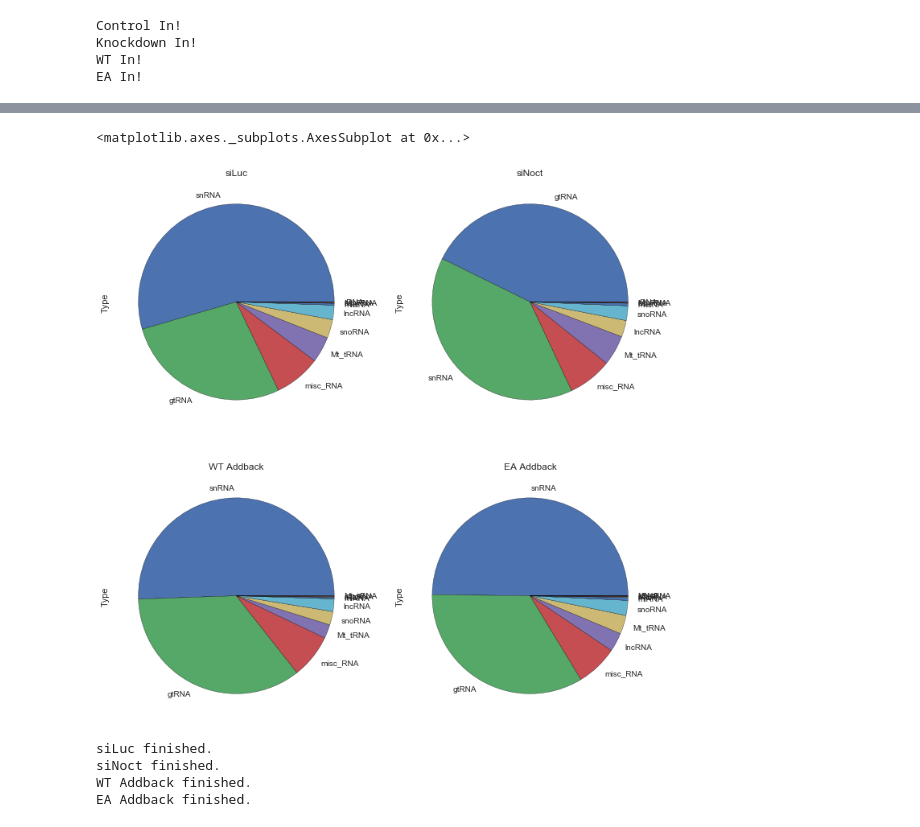
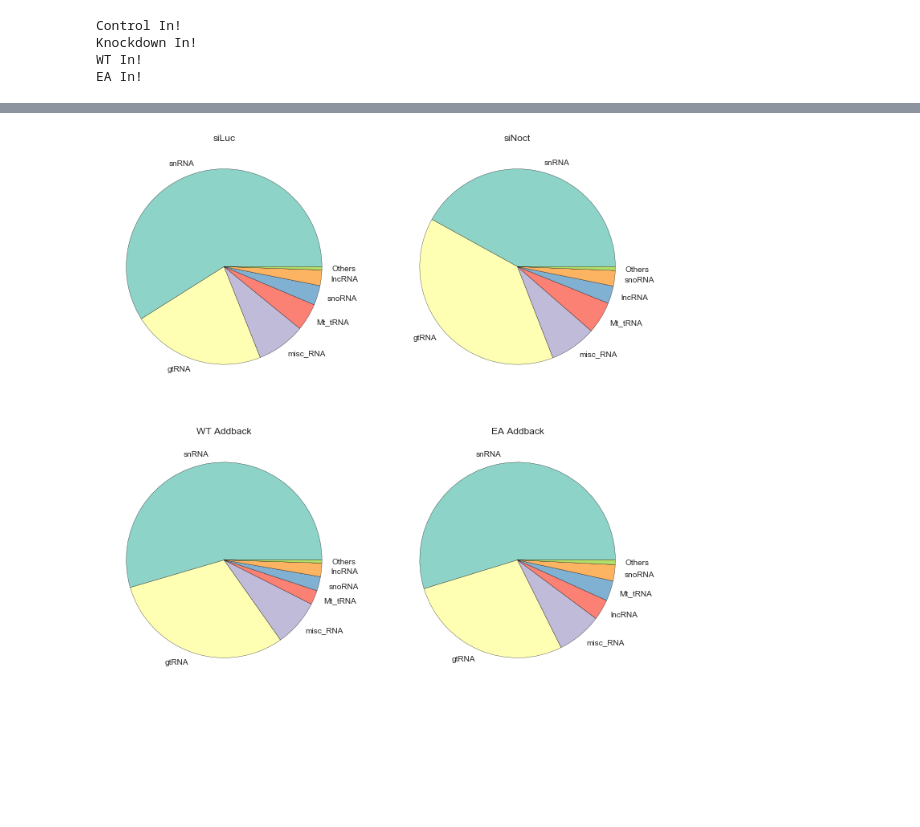
Before and after one commit to TimNicholsonShaw/AnOThER-Seq, a Jupyter notebook: notebooks/nocturnin.ipynb, the cells around one changed output, grey strips where cells are left out. Drawn from its saved outputs; the diff is of its cells as text; code cells hidden in the pictures; blank space fills up the shorter version.

```diff
--- a/notebooks/nocturnin.ipynb
+++ b/notebooks/nocturnin.ipynb
@@ -48,9 +48,9 @@ maxTail = 10
 
 def filtTails(df, source, minTail, maxTail):
     newDf = df[(df['3Loc']+df['TailLength'])>=minTail]
-    newDf[(newDf['3Loc']+newDf['TailLength'])<=maxTail]
+    newDf = newDf[(newDf['3Loc']+newDf['TailLength'])<=maxTail]
+    newDf['Source'] = source
     newDf['TotalTail'] = newDf['3Loc'] + newDf['TailLength']
-    newDf['Source'] = source
     return newDf
 
 f_control = filtTails(control, 'siLuc',minTail,maxTail)
@@ -60,13 +60,19 @@ f_EA = filtTails(EAaddback,'EA Addback',minTail,maxTail)
 
 
 # Combined experimental data
-combo = pd.concat([filtControl,filtKD,filtWT,filtEA],ignore_index=True)
-combo['TotalTail'] = combo['3Loc'] + combo['TailLength']
+combo = pd.concat([f_control,
+                   f_knockdown,
+                   f_WT,
+                   f_EA],
+                  ignore_index=True)
 
 print ("CONTROL\nInitial: {}\nFiltered: {}\n".format(len(control),len(filtControl)))
 print ("KNOCKDOWN\nInitial: {}\nFiltered: {}\n".format(len(knockdown),len(filtKD)))
 print ("WT\nInitial: {}\nFiltered: {}\n".format(len(WTaddback),len(filtWT)))
 print ("EA\nInitial: {}\nFiltered: {}\n".format(len(EAaddback),len(filtEA)))
+
 combo.set_index('Gene', inplace=True)
-combo.to_csv('combo.csv')
+#combo.to_csv('combo.csv')
+
+combo.head()
 # %% [output]
@@ -124,18 +101,33 @@ f_control[f_control['TotalTails']>10]
 # %%
-#Find a better way to represent this data
 #Plot distribution of mapped reads
 f, axarr = plt.subplots(2,2, figsize=(12,12), )
 axarr[0,0].set_title("siLuc")
 axarr[0,1].set_title("siNoct")
 axarr[1,0].set_title("WT Addback")
 axarr[1,1].set_title("EA Addback")
-f_control['Type'].value_counts().plot(kind='pie',ax=axarr[0,0])
-f_knockdown['Type'].value_counts().plot(kind='pie',ax=axarr[0,1])
-f_WT['Type'].value_counts().plot(kind='pie', ax=axarr[1,0])
-f_EA['Type'].value_counts().plot(kind='pie',ax=axarr[1,1])
+
+
+def pieMaker (df, column, otheredNum, axis):
+    x = list(df[column].value_counts()[:-otheredNum].values)
+    others = df[column].value_counts()[-otheredNum:].values
+    others = sum(others)
+    labels = df[column].value_counts()[:-otheredNum].index.tolist()
+    labels += ["Others"]
+    colors = sns.color_palette("Set3", 10)
+    x +=[others]
+    plt.subplot(axis)
+    axis = plt.pie(x,labels=labels, colors=colors)
+pieMaker(f_control,'Type',4, axarr[0,0])
+pieMaker(f_knockdown,'Type',4, axarr[0,1])
+pieMaker(f_WT,'Type',4,axarr[1,0])
+pieMaker(f_EA,'Type',5,axarr[1,1])
+
+#f_control['Type'].value_counts().plot(kind='pie',ax=axarr[0,0])
+#f_knockdown['Type'].value_counts().plot(kind='pie',ax=axarr[0,1])
+#f_WT['Type'].value_counts().plot(kind='pie', ax=axarr[1,0])
+#f_EA['Type'].value_counts().plot(kind='pie',ax=axarr[1,1])
 # %% [output]
-<matplotlib.axes._subplots.AxesSubplot at 0x...>
-[figure, old version]
+[figure, new version]
 # %%
 # Create TPM Table and Save to CSV
 
@@ -161,11 +153,6 @@ TPM = pd.concat([TPMmaker(f_control,"siLuc",len(control)),
           ignore_index=True)
 
 TPM.to_csv('TPM.csv')
-# %% [output]
-siLuc finished.
-siNoct finished.
-WT Addback finished.
-EA Addback finished.
 # %%
 # Create candidates
 df1 = combo[combo['Source']=='siLuc']
```
Also changed, not shown: parts of 3 cells of this notebook.
